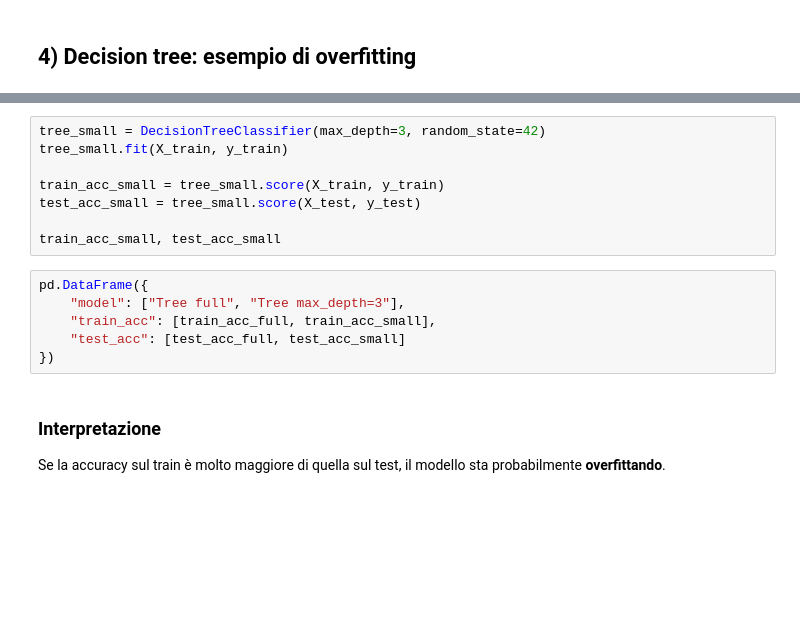
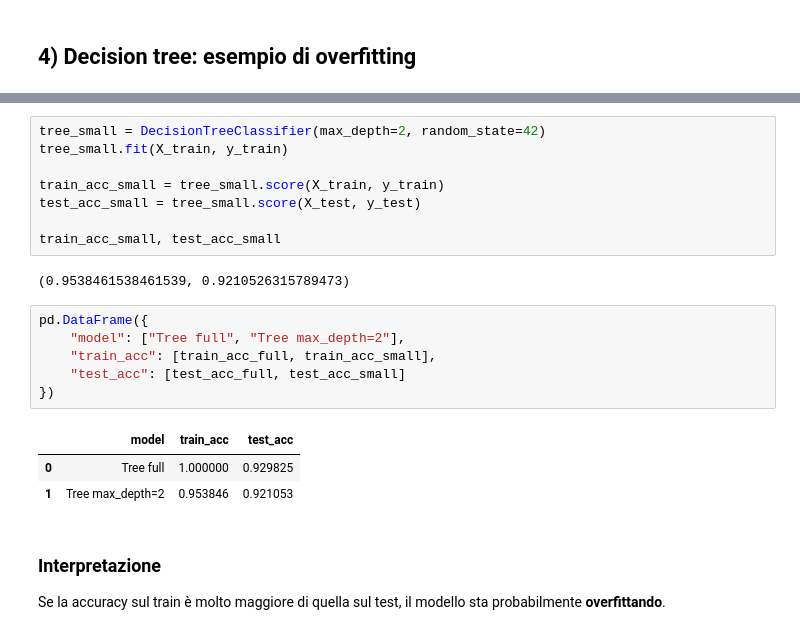
Before and after one commit to gmorelli92/B3099---LABORATORIO-DI-OTTIMIZZAZIONE-INTELLIGENZA-ARTIFICIALE-E-MACHINE-LEARNING---2025-2026, a Jupyter notebook: Lezione3_Validazione_COMPLETA.ipynb, the cells around one changed output, grey strips where cells are left out. Drawn from its saved outputs; the diff is of its cells as text; blank space fills up the shorter version.

```diff
--- a/Lezione3_Validazione_COMPLETA.ipynb
+++ b/Lezione3_Validazione_COMPLETA.ipynb
@@ -49,17 +64,23 @@ train_acc_full, test_acc_full
 # %%
-tree_small = DecisionTreeClassifier(max_depth=3, random_state=42)
+tree_small = DecisionTreeClassifier(max_depth=2, random_state=42)
 tree_small.fit(X_train, y_train)
 
 train_acc_small = tree_small.score(X_train, y_train)
 test_acc_small = tree_small.score(X_test, y_test)
 
 train_acc_small, test_acc_small
+# %% [output]
+(0.9538461538461539, 0.9210526315789473)
 # %%
 pd.DataFrame({
-    "model": ["Tree full", "Tree max_depth=3"],
+    "model": ["Tree full", "Tree max_depth=2"],
     "train_acc": [train_acc_full, train_acc_small],
     "test_acc": [test_acc_full, test_acc_small]
 })
+# %% [output]
+|  | model | train_acc | test_acc |
+| 0 | Tree full | 1.000000 | 0.929825 |
+| 1 | Tree max_depth=2 | 0.953846 | 0.921053 |
 # %% [markdown]
 ### Interpretazione
 Se la accuracy sul train è molto maggiore di quella sul test, il modello sta probabilmente **overfittando**.
```
Also changed, not shown: parts of 12 cells of this notebook.
